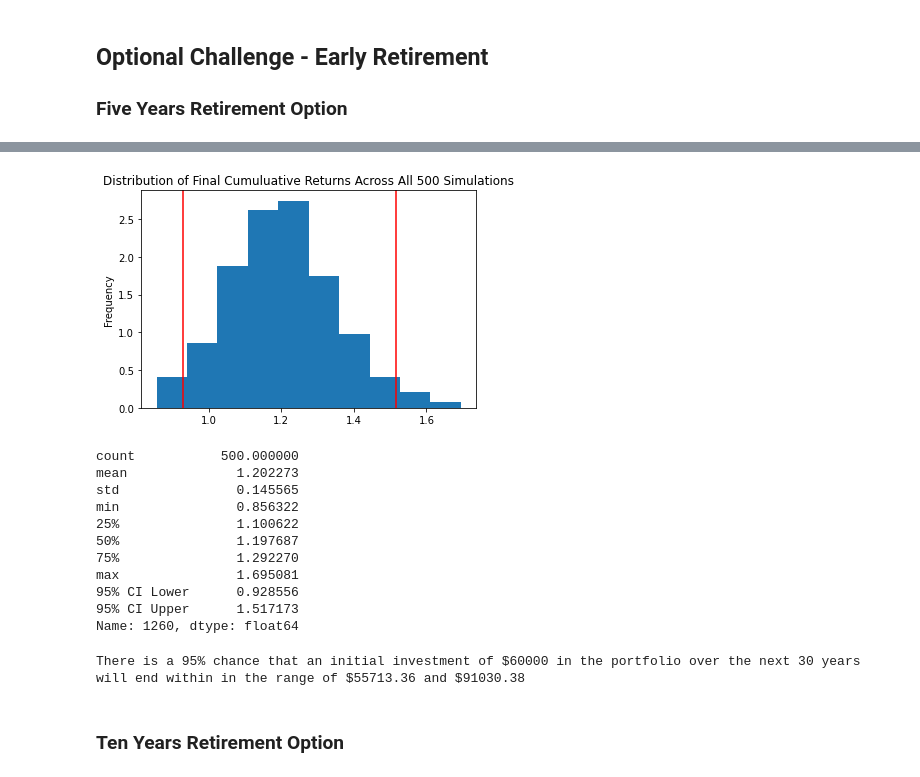
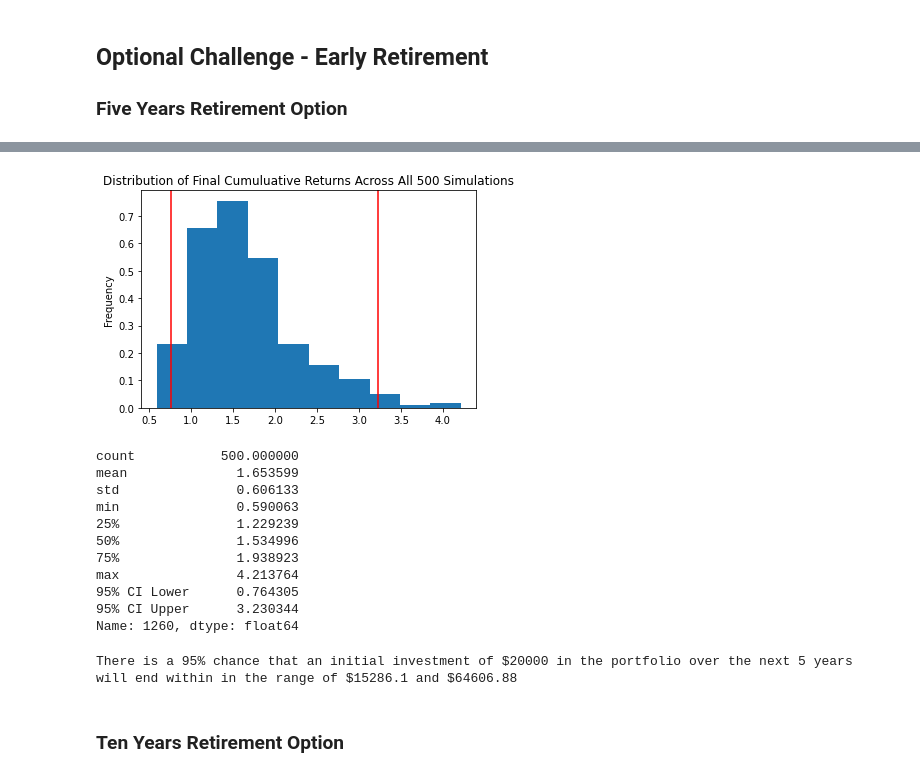
Before and after one commit to moartheta/Financial-Planning, a Jupyter notebook: financial-planner.ipynb, the cells around one changed output, grey strips where cells are left out. Saved outputs shown, nothing was run; the diff lists cells and outputs as text; code cells hidden in the pictures.

```diff
--- a/financial-planner.ipynb
+++ b/financial-planner.ipynb
@@ -300,4 +300,12 @@ There is a 95% chance that an initial investment of $30000.0 in the portfolio ov
 
 
 ### Five Years Retirement Option
+# %%
+# Configuring a Monte Carlo simulation to forecast 5 years cumulative returns
+MC_five_year = MCSimulation(
+    portfolio_data = monte_carlo_pfo,
+    weights = [.15,.85],
+    num_simulation = 500,
+    num_trading_days = 252*5
+)
 # %%
@@ -345,38 +351,40 @@ Running Monte Carlo simulation number 490.
 # %%
 # Plot probability distribution and confidence intervals
-# YOUR CODE HERE!
+MC_dist_aggressive = MC_five_year.plot_distribution()
+MC_dist_aggressive.get_figure().savefig("MC_five_year_dist_plot.png", bbox_inches="tight")
 # %% [output]
-[figure, old version]
+[figure, new version]
 # %%
 # Fetch summary statistics from the Monte Carlo simulation results
-# YOUR CODE HERE!
+MC_aggressive_table = MC_five_year.summarize_cumulative_return()
 
 # Print summary statistics
-# YOUR CODE HERE!
+print(MC_aggressive_table)
 # %% [output]
 count           500.000000
-mean              1.202273
-std               0.145565
-min               0.856322
-25%               1.100622
-50%               1.197687
-75%               1.292270
-max               1.695081
-95% CI Lower      0.928556
-95% CI Upper      1.517173
+mean              1.653599
+std               0.606133
+min               0.590063
+25%               1.229239
+50%               1.534996
+75%               1.938923
+max               4.213764
+95% CI Lower      0.764305
+95% CI Upper      3.230344
 Name: 1260, dtype: float64
 # %%
 # Set initial investment
-# YOUR CODE HERE!
+initial_investment = 20000
 
 # Use the lower and upper `95%` confidence intervals to calculate the range of the possible outcomes of our $60,000
-# YOUR CODE HERE!
+ci_lower_five = round(MC_aggressive_table[8] * initial_investment, 2)
+ci_upper_five = round(MC_aggressive_table[9] * initial_investment, 2)
 
 # Print results
 print(f"There is a 95% chance that an initial investment of ${initial_investment} in the portfolio"
       f" over the next 5 years will end within in the range of"
       f" ${ci_lower_five} and ${ci_upper_five}")
 # %% [output]
-There is a 95% chance that an initial investment of $60000 in the portfolio over the next 30 years will end within in the range of $55713.36 and $91030.38
+There is a 95% chance that an initial investment of $20000 in the portfolio over the next 5 years will end within in the range of $15286.1 and $64606.88
 # %% [markdown]
 ### Ten Years Retirement Option
```
Also changed, not shown: parts of 23 cells of this notebook.
